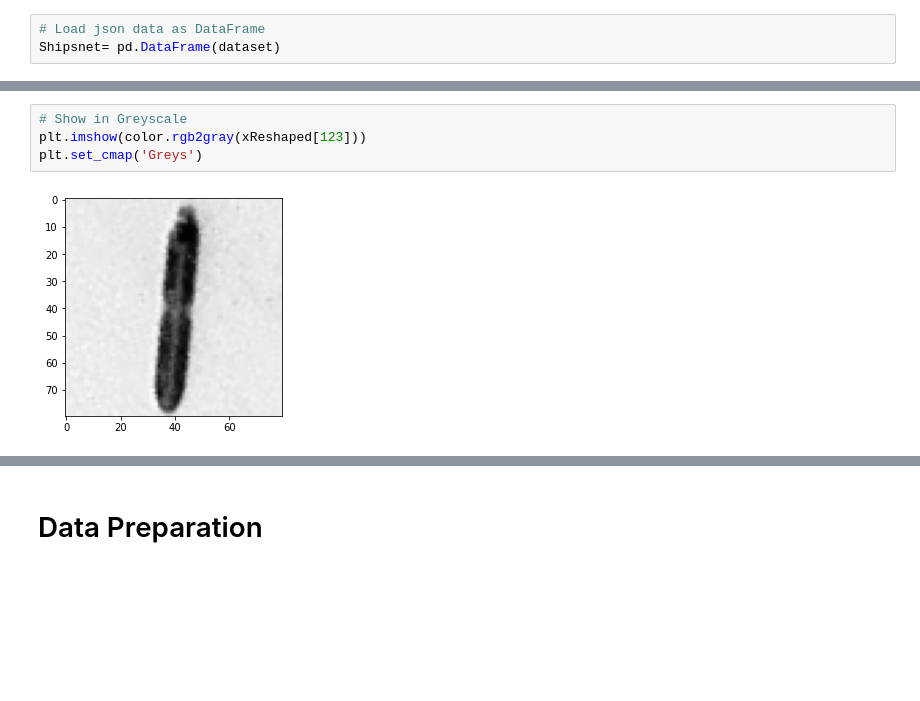
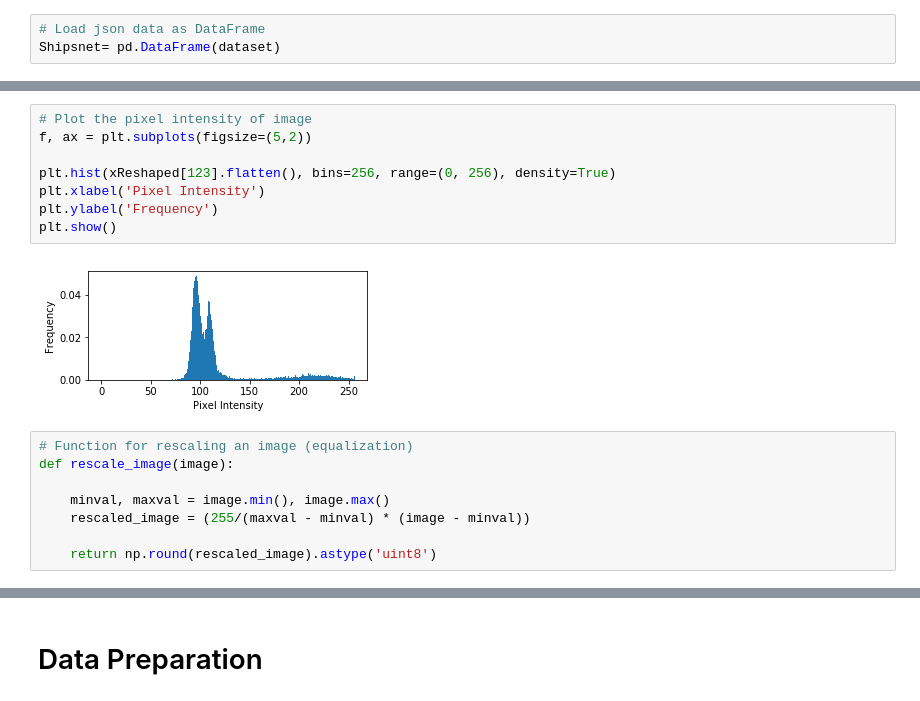
Before and after one commit to amlietar/AI-COE-Workshop, a Jupyter notebook: Use Case 3 - Ship Image Recogniton.ipynb, the cells around one changed output, grey strips where cells are left out. Cells and saved outputs as stored; diff of their text form; blank space fills up the shorter version.

```diff
--- a/Use Case 3 - Ship Image Recogniton.ipynb
+++ b/Use Case 3 - Ship Image Recogniton.ipynb
@@ -183,6 +197,18 @@ plotHistogram(xReshaped[123])
-# %%
-# Show in Greyscale
-plt.imshow(color.rgb2gray(xReshaped[123]))
-plt.set_cmap('Greys')
-# %% [output]
-[figure, removed]
+# %%
+# Plot the pixel intensity of image
+f, ax = plt.subplots(figsize=(5,2))
+
+plt.hist(xReshaped[123].flatten(), bins=256, range=(0, 256), density=True)
+plt.xlabel('Pixel Intensity')
+plt.ylabel('Frequency')
+plt.show()
+# %% [output]
+[figure, added]
+# %%
+# Function for rescaling an image (equalization)
+def rescale_image(image):
+
+    minval, maxval = image.min(), image.max()
+    rescaled_image = (255/(maxval - minval) * (image - minval))
+
+    return np.round(rescaled_image).astype('uint8')
```
Also changed, not shown: parts of 18 cells of this notebook.
